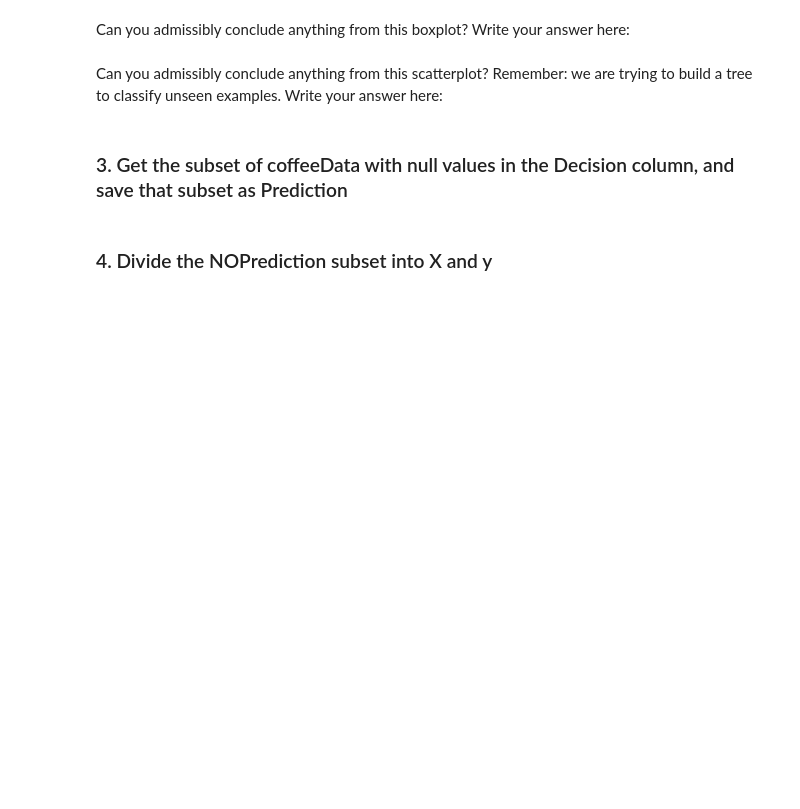
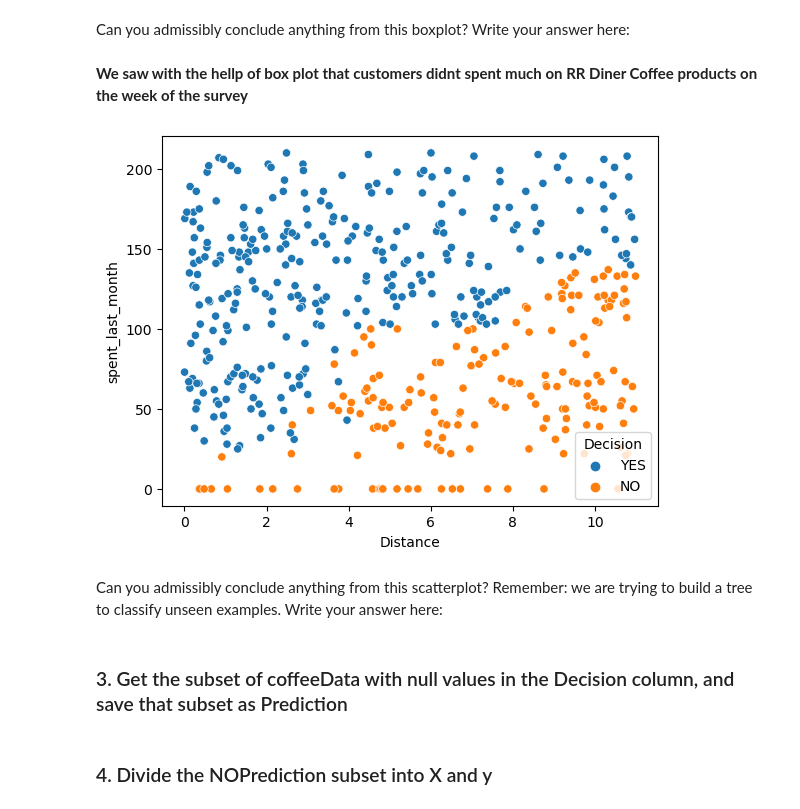
Before and after one commit to sabheen9/Springboard_Decision_Tree_Specialty_Coffee_Case_Study, a Jupyter notebook: Springboard Decision Tree Specialty Coffee Case Study - Tier 3.ipynb, the cells around one changed output. Saved outputs shown, nothing was run; the diff lists cells and outputs as text; code cells hidden in the pictures; blank space fills up the shorter version.

```diff
--- a/Springboard Decision Tree Specialty Coffee Case Study - Tier 3.ipynb
+++ b/Springboard Decision Tree Specialty Coffee Case Study - Tier 3.ipynb
@@ -236,8 +252,13 @@ _ _ _
 # %% [markdown]
 Can you admissibly conclude anything from this boxplot? Write your answer here:
+# %% [markdown]
+**We saw with the hellp of box plot that customers didnt spent much on RR Diner Coffee products on the week of the survey**
 # %%
 # Make a scatterplot on NOPrediction, where x is distance, y is spent_last_month and hue is Decision
-_ _ _
+sns.scatterplot(x='Distance',y='spent_last_month',hue='Decision',data=coffeeData)
+plt.show()
+# %% [output]
+[figure, added]
 # %% [markdown]
 Can you admissibly conclude anything from this scatterplot? Remember: we are trying to build a tree to classify unseen examples. Write your answer here:
 # %% [markdown]
```
Also changed, not shown: parts of 9 cells of this notebook.
